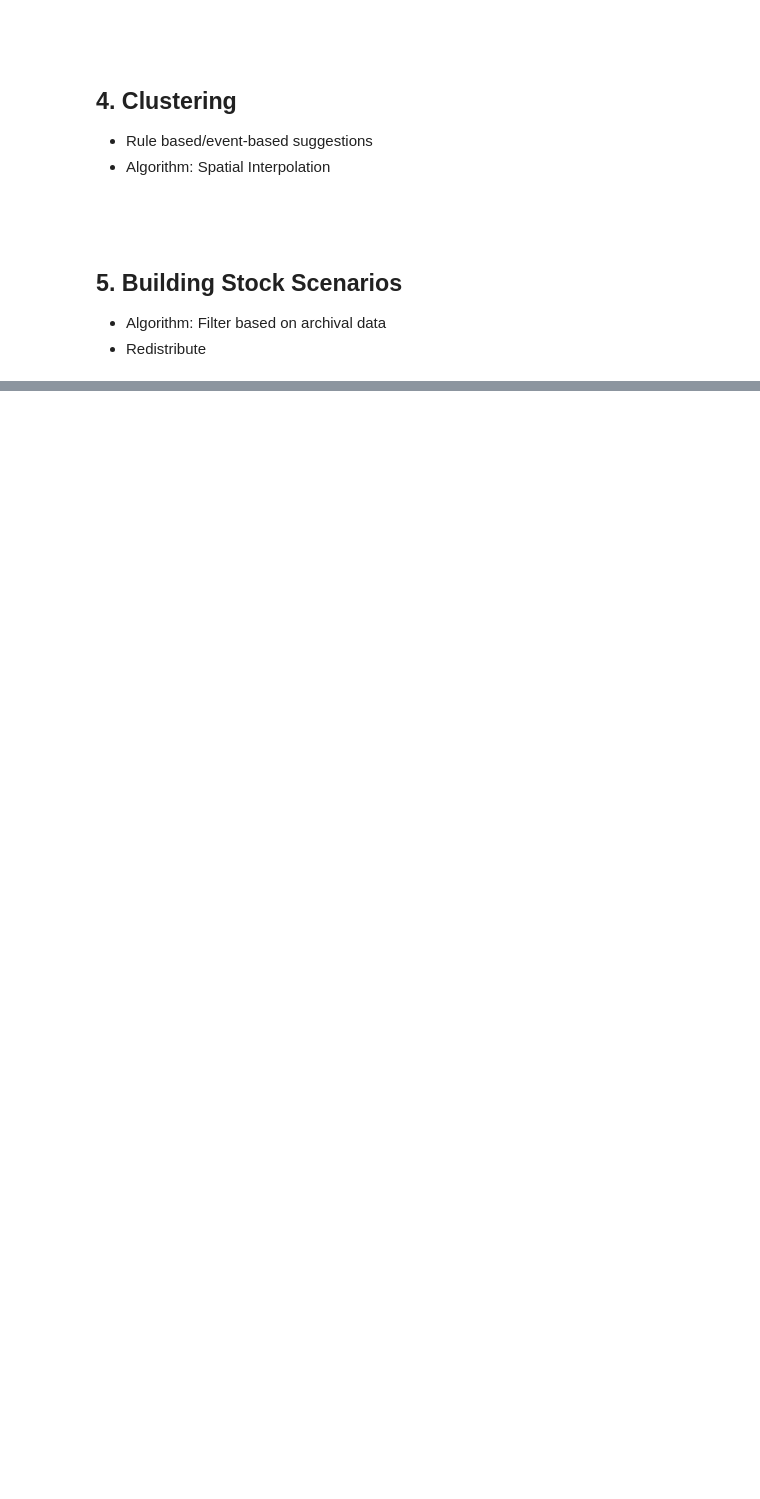
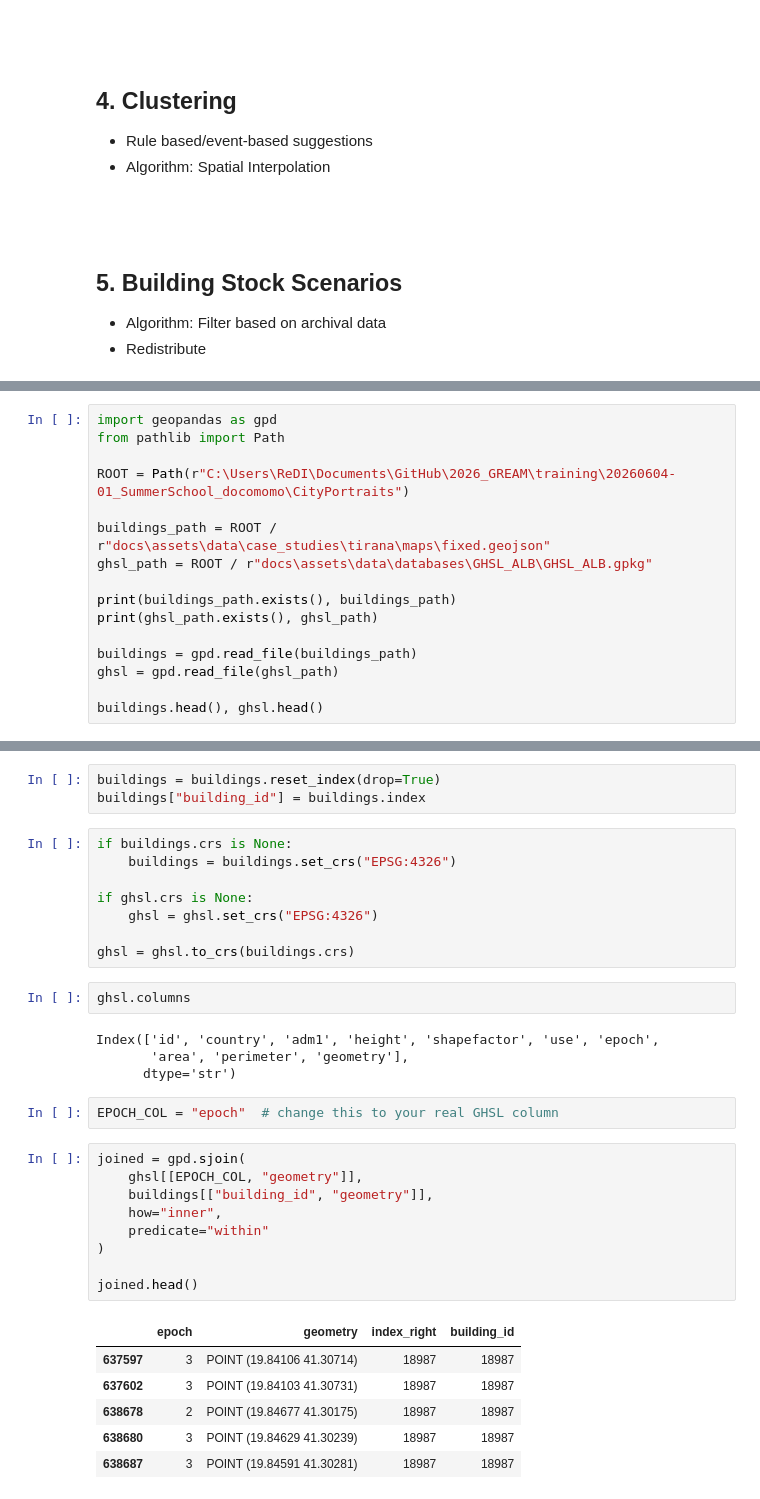
Before and after one commit to greamarchitects/CityPortraits, a Jupyter notebook: docs/case_studies/Tirana_working.ipynb, the cells around one changed output, grey strips where cells are left out. Drawn from its saved outputs; the diff is of its cells as text; blank space fills up the shorter version.

Commit message:
geopackage - geojson

```diff
--- a/docs/case_studies/Tirana_working.ipynb
+++ b/docs/case_studies/Tirana_working.ipynb
@@ -1711,0 +2137,16 @@ display(m)
+# %%
+import geopandas as gpd
+from pathlib import Path
+
+ROOT = Path(r"C:\Users\ReDI\Documents\GitHub\2026_GREAM\training\20260604-01_SummerSchool_docomomo\CityPortraits")
+
+buildings_path = ROOT / r"docs\assets\data\case_studies\tirana\maps\fixed.geojson"
+ghsl_path = ROOT / r"docs\assets\data\databases\GHSL_ALB\GHSL_ALB.gpkg"
+
+print(buildings_path.exists(), buildings_path)
+print(ghsl_path.exists(), ghsl_path)
+
+buildings = gpd.read_file(buildings_path)
+ghsl = gpd.read_file(ghsl_path)
+
+buildings.head(), ghsl.head()
@@ -1711,0 +2174,35 @@ display(m)
+# %%
+buildings = buildings.reset_index(drop=True)
+buildings["building_id"] = buildings.index
+# %%
+if buildings.crs is None:
+    buildings = buildings.set_crs("EPSG:4326")
+
+if ghsl.crs is None:
+    ghsl = ghsl.set_crs("EPSG:4326")
+
+ghsl = ghsl.to_crs(buildings.crs)
+# %%
+ghsl.columns
+# %% [output]
+Index(['id', 'country', 'adm1', 'height', 'shapefactor', 'use', 'epoch',
+       'area', 'perimeter', 'geometry'],
+      dtype='str')
+# %%
+EPOCH_COL = "epoch"  # change this to your real GHSL column
+# %%
+joined = gpd.sjoin(
+    ghsl[[EPOCH_COL, "geometry"]],
+    buildings[["building_id", "geometry"]],
+    how="inner",
+    predicate="within"
+)
+
+joined.head()
+# %% [output]
+|  | epoch | geometry | index_right | building_id |
+| 637597 | 3 | POINT (19.84106 41.30714) | 18987 | 18987 |
+| 637602 | 3 | POINT (19.84103 41.30731) | 18987 | 18987 |
+| 638678 | 2 | POINT (19.84677 41.30175) | 18987 | 18987 |
+| 638680 | 3 | POINT (19.84629 41.30239) | 18987 | 18987 |
+| 638687 | 3 | POINT (19.84591 41.30281) | 18987 | 18987 |
```
Also changed, not shown: parts of 60 cells of this notebook, 3 other files.
